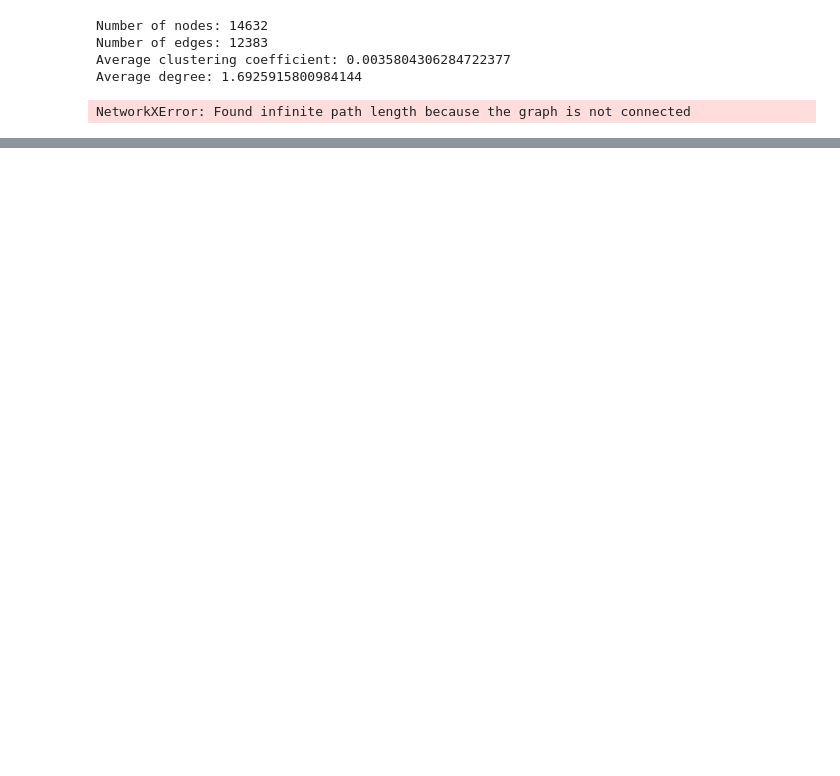
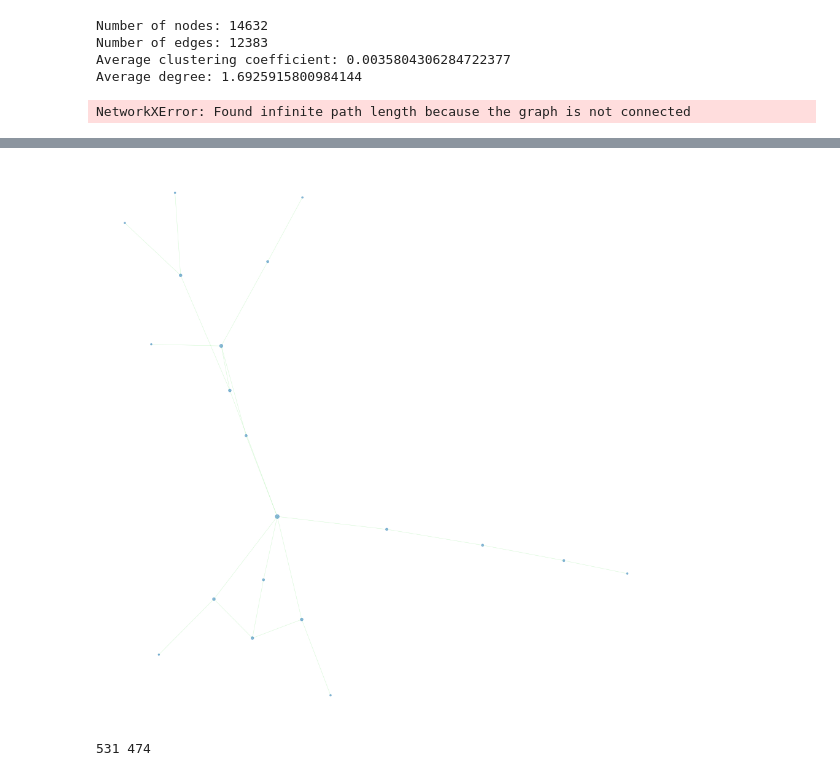
Before and after one commit to MehediH/twitter-covid-19, a Jupyter notebook: twitterNetwork.ipynb, the cells around one changed output, grey strips where cells are left out. Saved outputs shown, nothing was run; the diff lists cells and outputs as text; code cells hidden in the pictures; blank space fills up the shorter version.

```diff
--- a/twitterNetwork.ipynb
+++ b/twitterNetwork.ipynb
@@ -175,0 +197,14 @@ create_gephi_from_network(G, "coronavirus"), len(d)
+# %%
+hashtag = "covid19"
+edges_df = get_network(df, hashtag)
+G = nx.from_pandas_edgelist(edges_df, 'from', 'to', create_using=nx.DiGraph())
+Gcc = get_weakly_gcc(G)
+Gcc = Gcc.to_undirected()
+Gcc_degree = Gcc.degree()
+
+plot_network(Gcc, Gcc_degree, hashtag, "#7b9acc")
+print(G.number_of_nodes(), len(edges_df))
+create_gephi_from_network(G, hashtag)
+# %% [output]
+[figure, added]
+531 474
```
Also changed, not shown: parts of 7 cells of this notebook, 15 other files.
